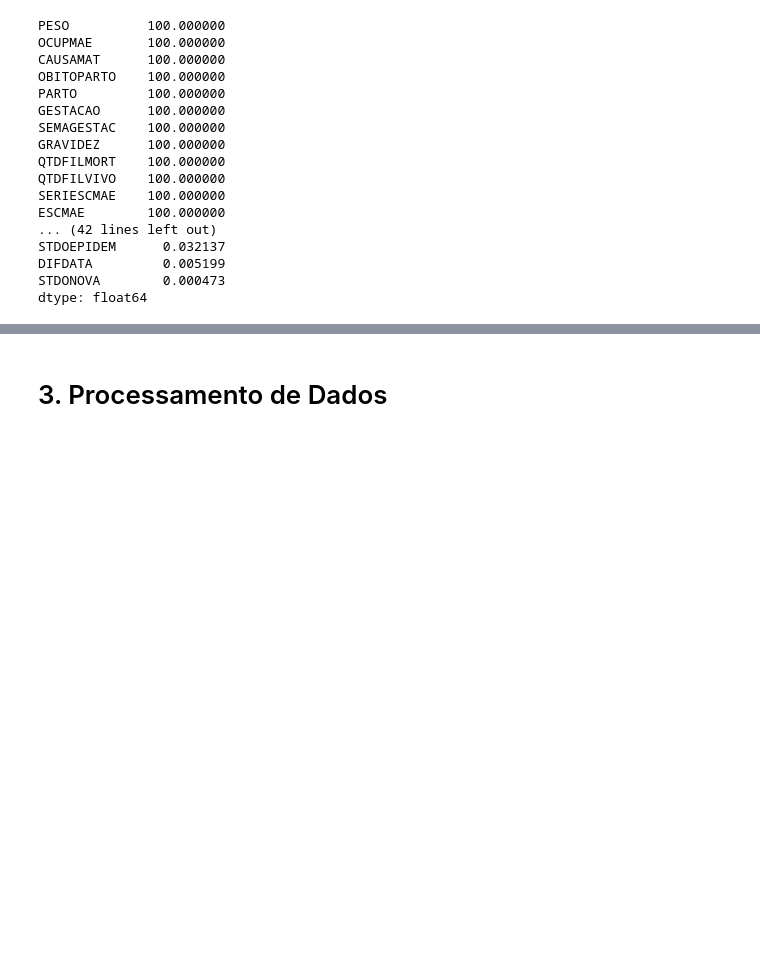
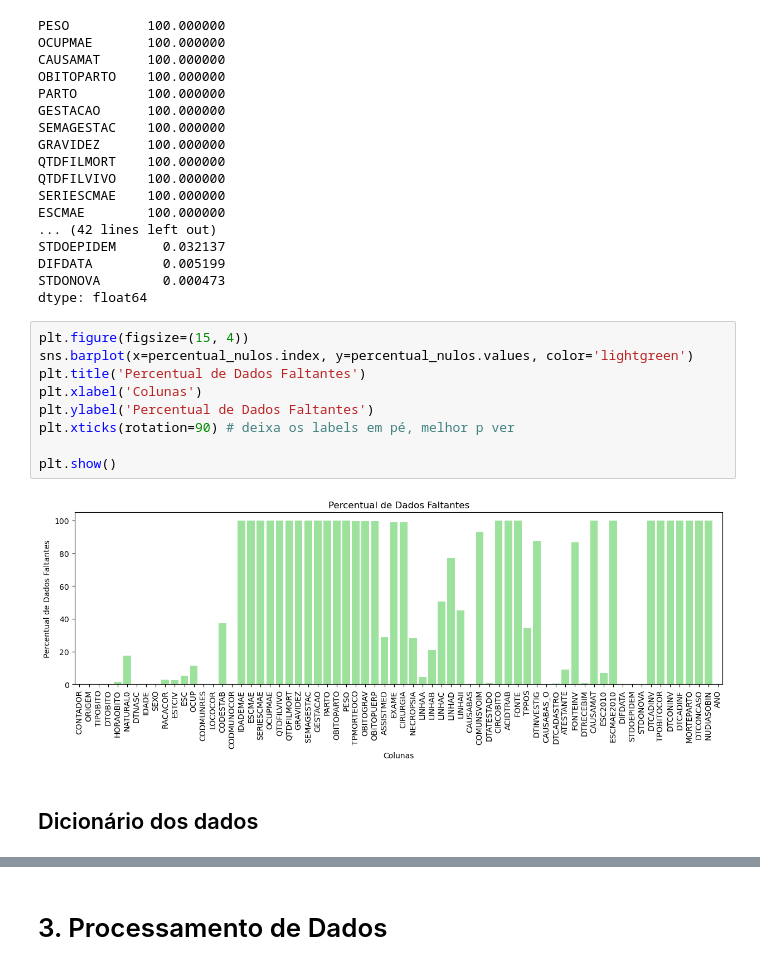
Before and after one commit to GabihSantana/work_in_progress, a Jupyter notebook: projetoObitosAlzheimer.ipynb, the cells around one changed output, grey strips where cells are left out. Drawn from its saved outputs; the diff is of its cells as text; blank space fills up the shorter version.

```diff
--- a/projetoObitosAlzheimer.ipynb
+++ b/projetoObitosAlzheimer.ipynb
@@ -108,4 +102,17 @@ STDOEPIDEM      0.032137
 DIFDATA         0.005199
 STDONOVA        0.000473
 dtype: float64
+# %%
+plt.figure(figsize=(15, 4))
+sns.barplot(x=percentual_nulos.index, y=percentual_nulos.values, color='lightgreen')
+plt.title('Percentual de Dados Faltantes')
+plt.xlabel('Colunas')
+plt.ylabel('Percentual de Dados Faltantes')
+plt.xticks(rotation=90) # deixa os labels em pé, melhor p ver
+
+plt.show()
+# %% [output]
+[figure, added]
+# %% [markdown]
+## Dicionário dos dados
 # %% [markdown]
```
Also changed, not shown: parts of 68 cells of this notebook.
